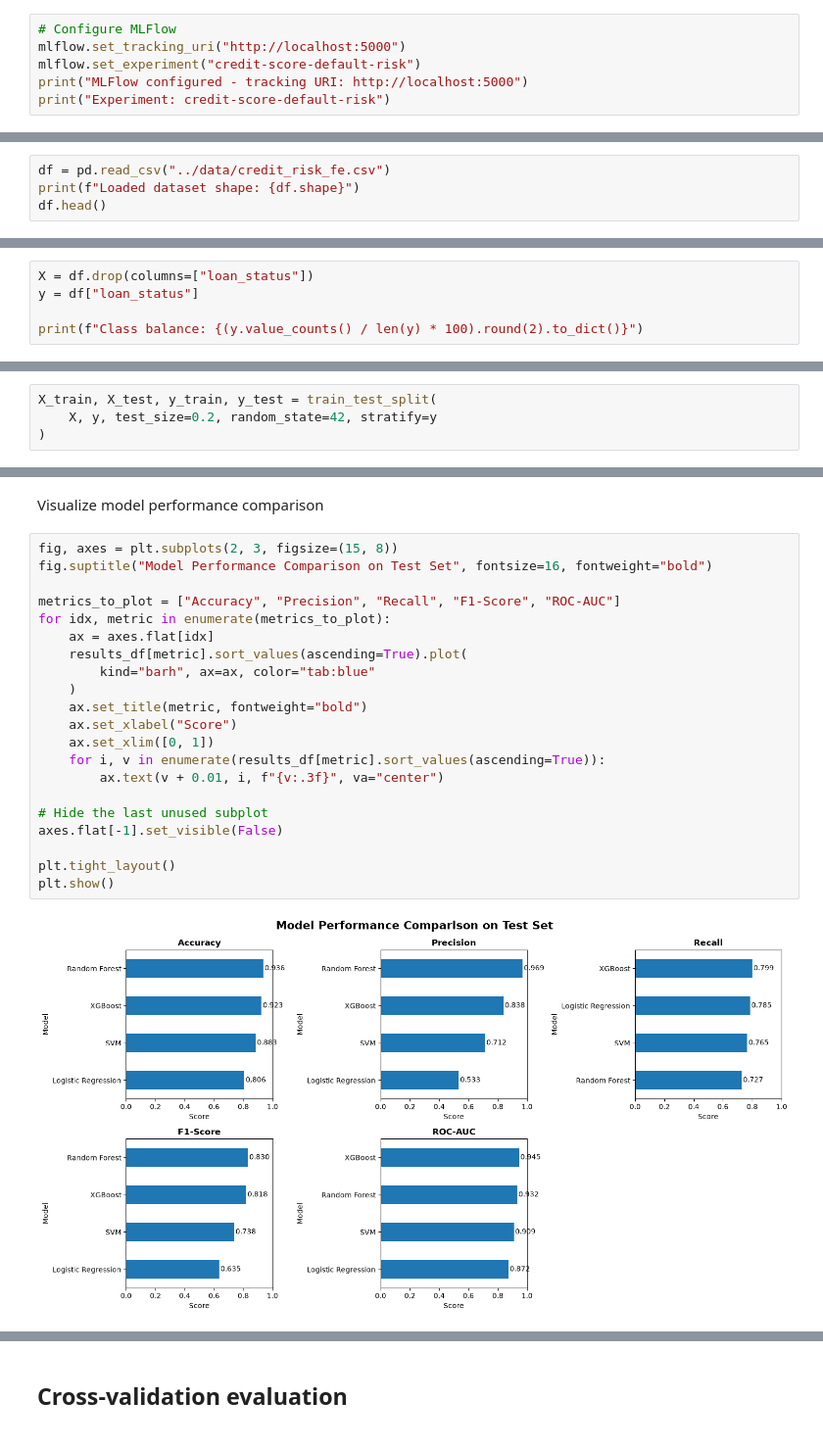
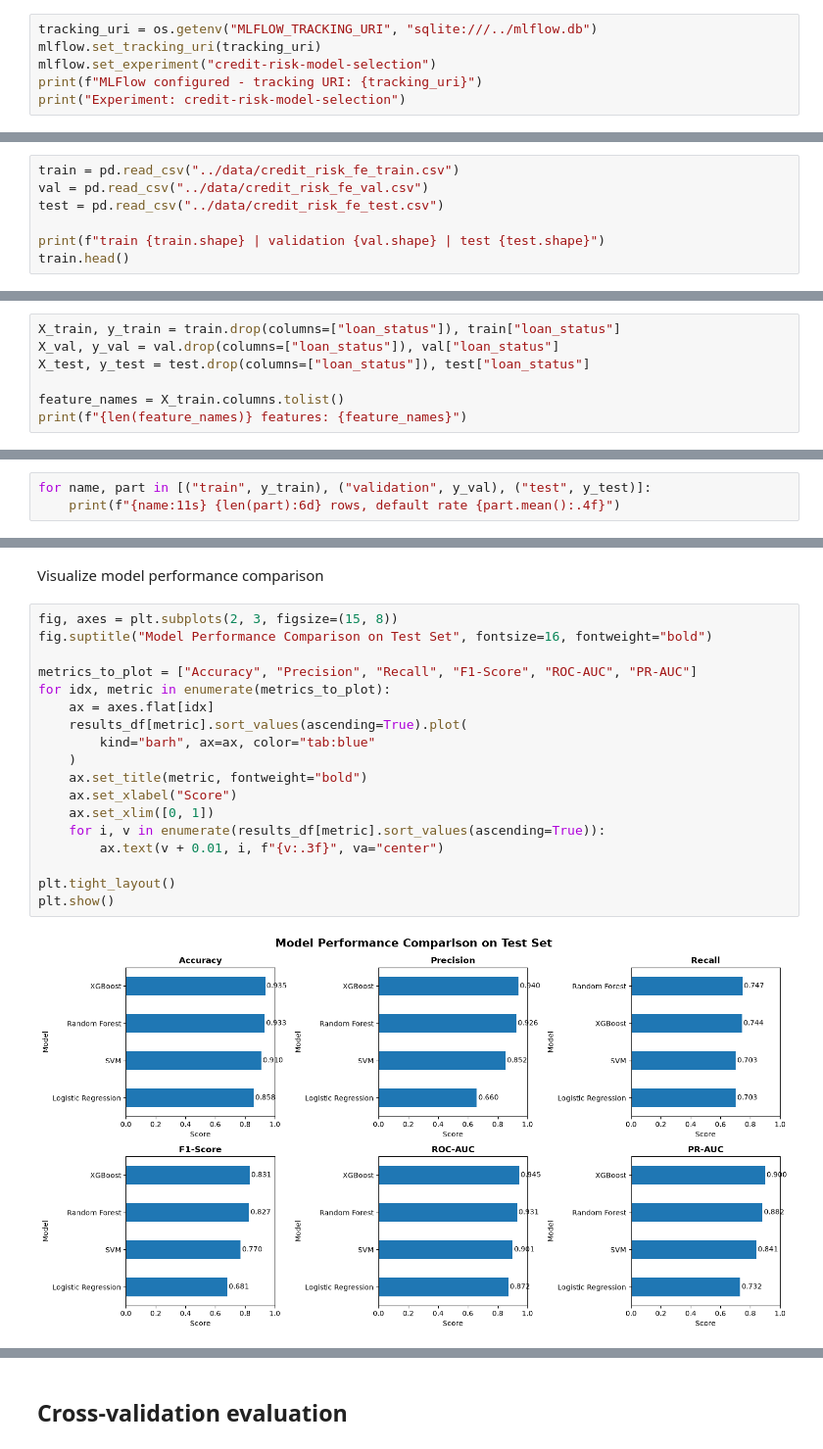
Before and after one commit to AntonioAlbaladejo/credit-risk-engine, a Jupyter notebook: notebooks/model_selection.ipynb, the cells around one changed output, grey strips where cells are left out. Shown at 98% size. Cells and saved outputs as stored; diff of their text form.

```diff
--- a/notebooks/model_selection.ipynb
+++ b/notebooks/model_selection.ipynb
@@ -46,6 +43,6 @@ MLFlow Setup
 # %%
-# Configure MLFlow
-mlflow.set_tracking_uri("http://localhost:5000")
-mlflow.set_experiment("credit-score-default-risk")
-print("MLFlow configured - tracking URI: http://localhost:5000")
-print("Experiment: credit-score-default-risk")
+tracking_uri = os.getenv("MLFLOW_TRACKING_URI", "sqlite:///../mlflow.db")
+mlflow.set_tracking_uri(tracking_uri)
+mlflow.set_experiment("credit-risk-model-selection")
+print(f"MLFlow configured - tracking URI: {tracking_uri}")
+print("Experiment: credit-risk-model-selection")
@@ -54,5 +56,8 @@ We load the feature-engineered dataset produced by the `feature_engineering` not
 # %%
-df = pd.read_csv("../data/credit_risk_fe.csv")
-print(f"Loaded dataset shape: {df.shape}")
-df.head()
+train = pd.read_csv("../data/credit_risk_fe_train.csv")
+val = pd.read_csv("../data/credit_risk_fe_val.csv")
+test = pd.read_csv("../data/credit_risk_fe_test.csv")
+
+print(f"train {train.shape} | validation {val.shape} | test {test.shape}")
+train.head()
 # %% [output]
@@ -70,6 +75,8 @@ Split features and target variable
 # %%
-X = df.drop(columns=["loan_status"])
-y = df["loan_status"]
+X_train, y_train = train.drop(columns=["loan_status"]), train["loan_status"]
+X_val, y_val = val.drop(columns=["loan_status"]), val["loan_status"]
+X_test, y_test = test.drop(columns=["loan_status"]), test["loan_status"]
 
-print(f"Class balance: {(y.value_counts() / len(y) * 100).round(2).to_dict()}")
+feature_names = X_train.columns.tolist()
+print(f"{len(feature_names)} features: {feature_names}")
 # %% [output]
@@ -79,4 +88,3 @@ Create train-test split with stratification to preserve class distribution
 # %%
-X_train, X_test, y_train, y_test = train_test_split(
-    X, y, test_size=0.2, random_state=42, stratify=y
-)
+for name, part in [("train", y_train), ("validation", y_val), ("test", y_test)]:
+    print(f"{name:11s} {len(part):6d} rows, default rate {part.mean():.4f}")
@@ -212,24 +237,21 @@ Visualize model performance comparison
 # %%
 fig, axes = plt.subplots(2, 3, figsize=(15, 8))
 fig.suptitle("Model Performance Comparison on Test Set", fontsize=16, fontweight="bold")
 
-metrics_to_plot = ["Accuracy", "Precision", "Recall", "F1-Score", "ROC-AUC"]
+metrics_to_plot = ["Accuracy", "Precision", "Recall", "F1-Score", "ROC-AUC", "PR-AUC"]
 for idx, metric in enumerate(metrics_to_plot):
     ax = axes.flat[idx]
     results_df[metric].sort_values(ascending=True).plot(
         kind="barh", ax=ax, color="tab:blue"
     )
     ax.set_title(metric, fontweight="bold")
     ax.set_xlabel("Score")
     ax.set_xlim([0, 1])
     for i, v in enumerate(results_df[metric].sort_values(ascending=True)):
         ax.text(v + 0.01, i, f"{v:.3f}", va="center")
 
-# Hide the last unused subplot
-axes.flat[-1].set_visible(False)
-
 plt.tight_layout()
 plt.show()
 # %% [output]
-[figure, old version]
+[figure, new version]
 # %% [markdown]
```
Also changed, not shown: parts of 55 cells of this notebook, 4 other files.
